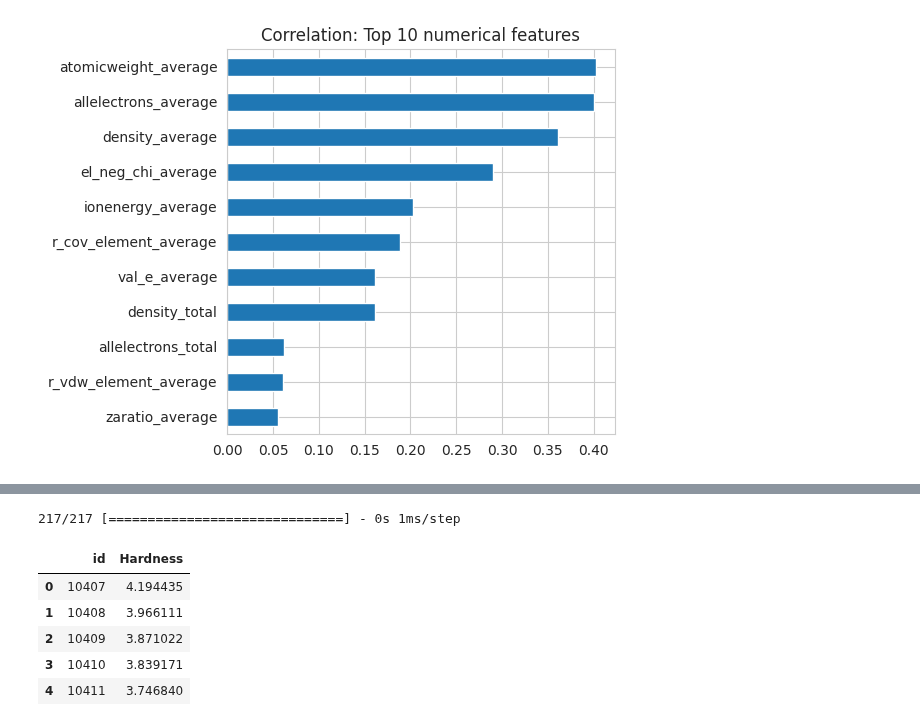
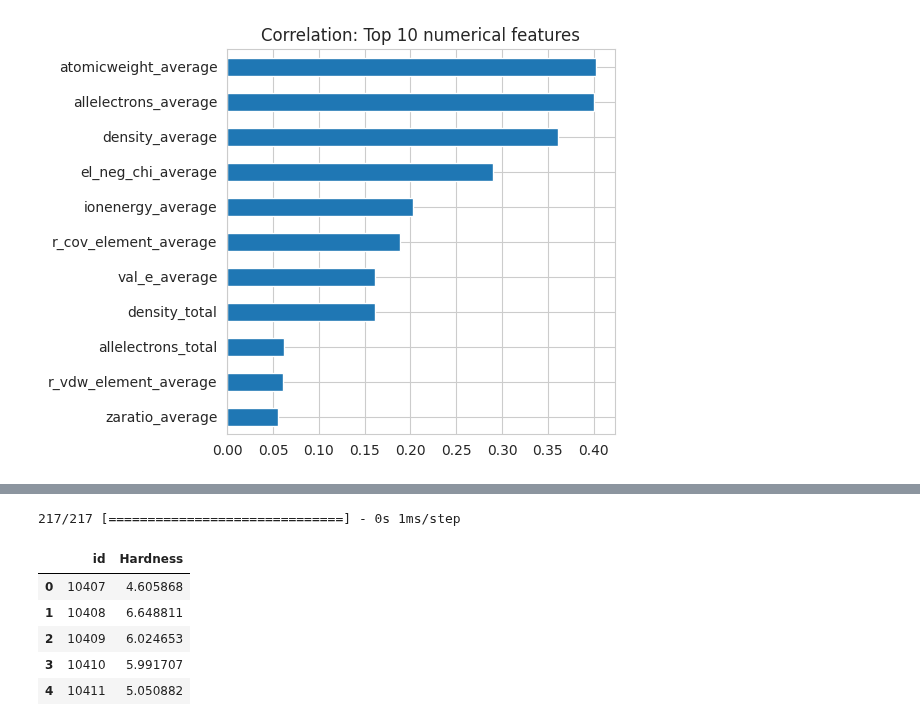
Before and after one commit to abhirup-ghosh/kaggle, a Jupyter notebook: mohs-hardness-fnn-predictor.ipynb, the cells around one changed output, grey strips where cells are left out. Drawn from its saved outputs; the diff is of its cells as text; code cells hidden in the pictures.

```diff
--- a/mohs-hardness-fnn-predictor.ipynb
+++ b/mohs-hardness-fnn-predictor.ipynb
@@ -124,8 +124,8 @@ df_train, df_val = train_test_split(df_train, test_size=0.3, random_state=42)
 df_train = df_train.reset_index(drop=True)
 df_val = df_val.reset_index(drop=True)
 
-y_train = df_train.hardness.values
-y_val = df_val.hardness.values
+y_train = np.log1p(df_train.hardness.values)
+y_val = np.log1p(df_val.hardness.values)
 
 del df_train['hardness']
 del df_val['hardness']
@@ -140,7 +140,7 @@ X_test = scaler.transform(df_test)
 # Define the model
 model = Sequential()
 model.add(Dense(32, input_dim=X_train.shape[-1], activation='relu'))
-#model.add(Dense(16, activation='relu'))
+model.add(Dense(16, activation='relu'))
 model.add(Dense(1))
 
 # Custom Median Absolute Error metric
@@ -220,17 +223,18 @@ Median Absolute Error (Validation): 1.627591609954834
 # %%
 submissions = pd.read_csv('/kaggle/input/playground-series-s3e25/sample_submission.csv')
 
 y_submission = model.predict(X_test, batch_size=BATCH_SIZE)
+y_submission = np.expm1(y_submission)
 submissions['Hardness'] = y_submission
 
 submissions.to_csv('/kaggle/working/baseline.csv', index=False)
 
 submissions.head()
 # %% [output]
 217/217 [==============================] - 0s 1ms/step
 |  | id | Hardness |
-| 0 | 10407 | 4.194435 |
-| 1 | 10408 | 3.966111 |
-| 2 | 10409 | 3.871022 |
-| 3 | 10410 | 3.839171 |
-| 4 | 10411 | 3.746840 |
+| 0 | 10407 | 4.605868 |
+| 1 | 10408 | 6.648811 |
+| 2 | 10409 | 6.024653 |
+| 3 | 10410 | 5.991707 |
+| 4 | 10411 | 5.050882 |
```
Also changed, not shown: parts of 3 cells of this notebook.
